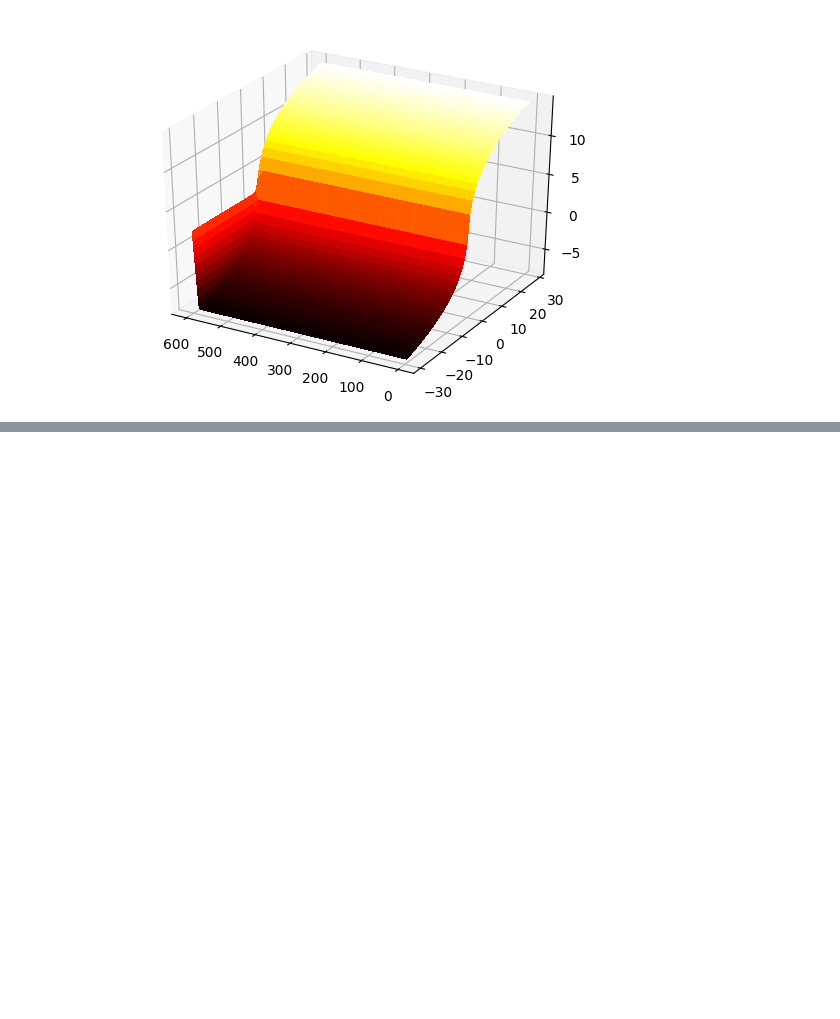
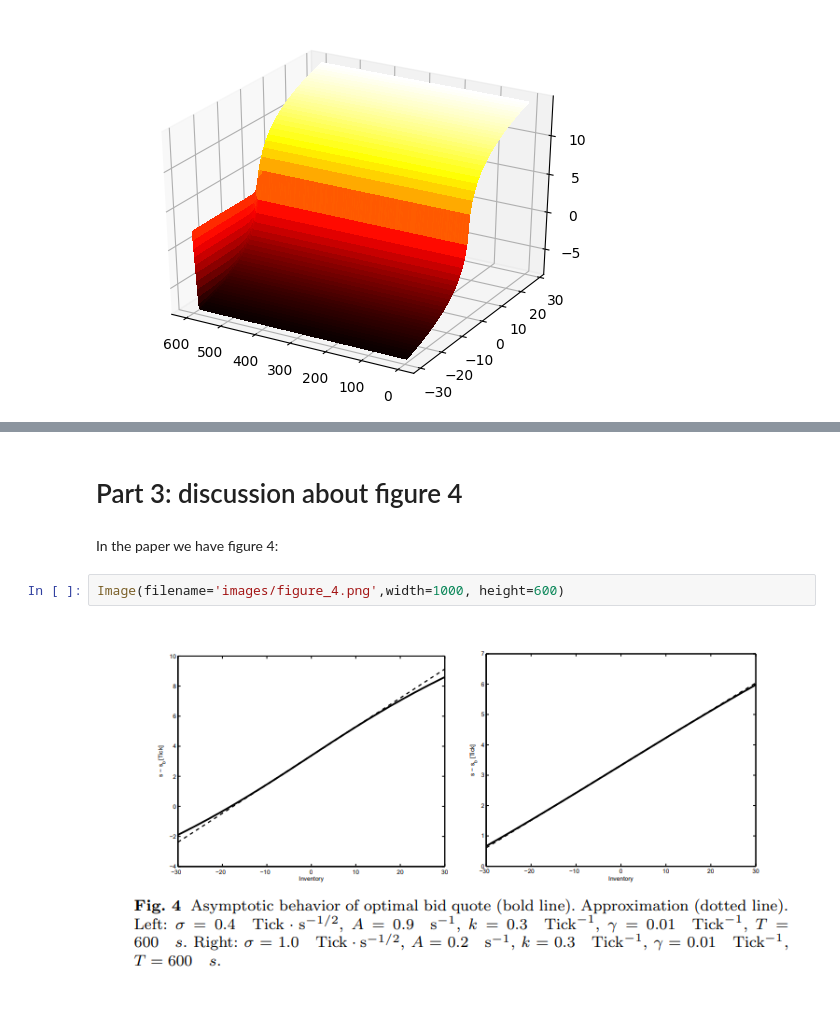
Before and after one commit to sandstorm111/solution_to_the_inventory_risk, a Jupyter notebook: reference.ipynb, the cells around one changed output, grey strips where cells are left out. Cells and saved outputs as stored; diff of their text form; blank space fills up the shorter version.

```diff
--- a/reference.ipynb
+++ b/reference.ipynb
@@ -493,0 +508,8 @@ which is more aligned with the standard solution, though these are some points:
+# %% [markdown]
+<h1>Part 3: discussion about figure 4</h1>
+# %% [markdown]
+In the paper we have figure 4:
+# %%
+Image(filename='images/figure_4.png',width=1000, height=600)
+# %% [output]
+[figure, added]
```
Also changed, not shown: parts of 25 cells of this notebook, 3 other files.
